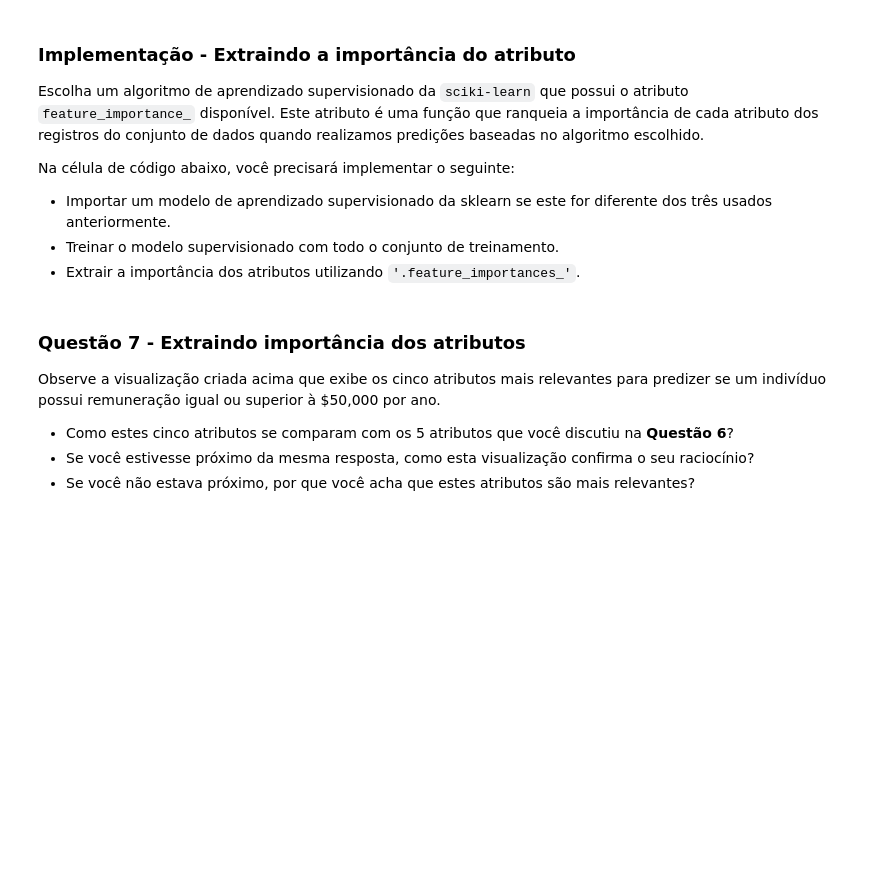
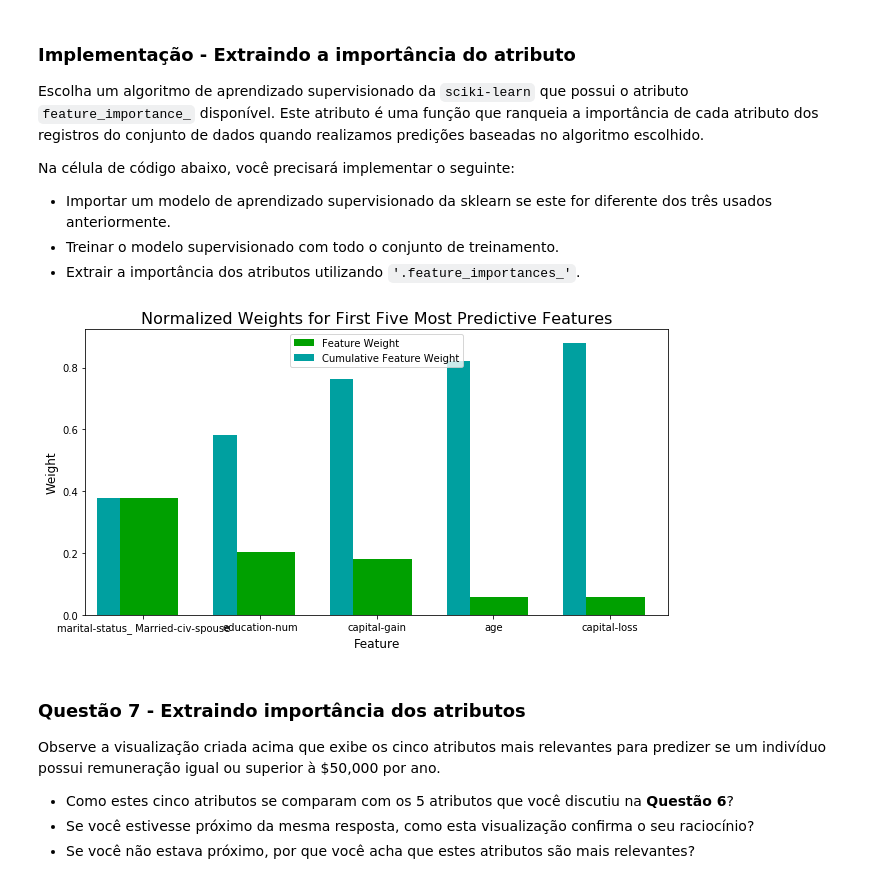
Before and after one commit to CaioSGoncalves/DataScience, a Jupyter notebook: Projetos/finding_donors/finding_donors_PT.ipynb, the cells around one changed output. Saved outputs shown, nothing was run; the diff lists cells and outputs as text; code cells hidden in the pictures; blank space fills up the shorter version.

```diff
--- a/Projetos/finding_donors/finding_donors_PT.ipynb
+++ b/Projetos/finding_donors/finding_donors_PT.ipynb
@@ -576,15 +623,17 @@ Na célula de código abaixo, você precisará implementar o seguinte:
 # %%
 # TODO: Importar um modelo de aprendizado supervisionado que tenha 'feature_importances_'
 
 
 # TODO: Treinar o modelo utilizando o conjunto de treinamento com .fit(X_train, y_train)
-model = None
-
+model = DecisionTreeClassifier(random_state=0, max_depth=38, min_samples_leaf=6, min_samples_split=98)
+model.fit(X_train, y_train)
 # TODO: Extrair a importância dos atributos utilizando .feature_importances_
-importances = None
+importances = model.feature_importances_
 
 # Plotar
 vs.feature_plot(importances, X_train, y_train)
+# %% [output]
+[figure, added]
 # %% [markdown]
 ### Questão 7 - Extraindo importância dos atributos
 
```
Also changed, not shown: parts of 16 cells of this notebook, 4 other files.
